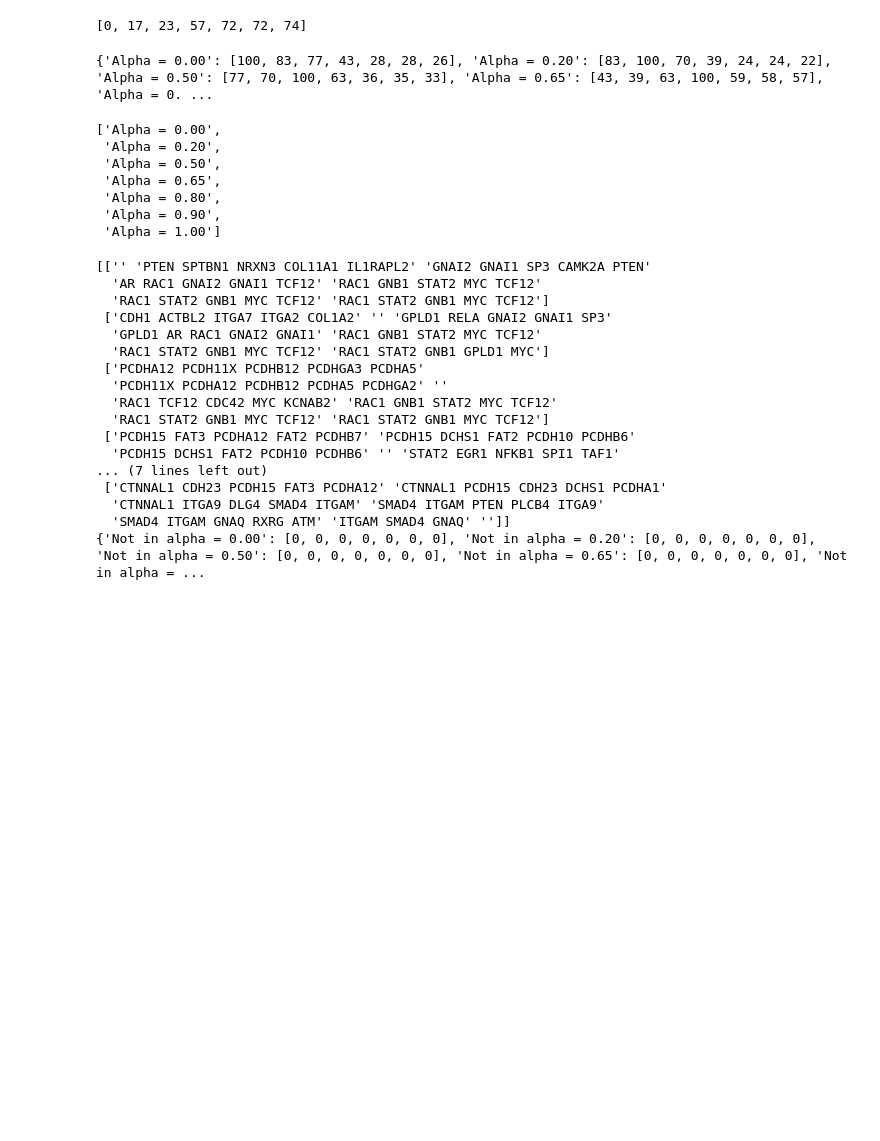
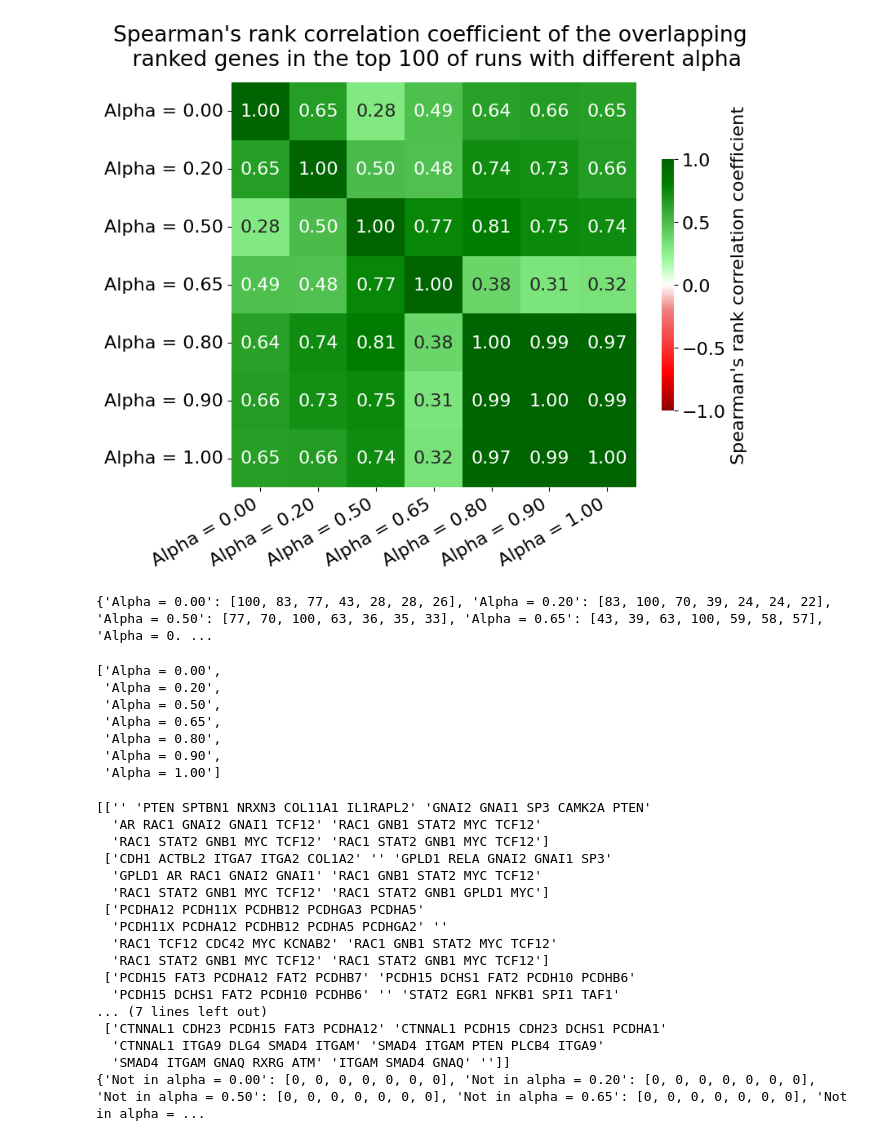
Before and after one commit to dmartmillan/OMEN, a Jupyter notebook: new_data/Compare_rankings.ipynb, the cells around one changed output. Drawn from its saved outputs; the diff is of its cells as text; code cells hidden in the pictures; blank space fills up the shorter version.

```diff
--- a/new_data/Compare_rankings.ipynb
+++ b/new_data/Compare_rankings.ipynb
@@ -17,3 +118,28 @@ for alpha in alphas:
+# %%
+dat = {}
+ind = []
+for i in range(len(alphas)):
+    r = []
+    for j in range(len(alphas)):
+        r.append(calculate_rank_correlation(rankings[i],rankings[j]))
+    exec("dat['Alpha = %.2f']=%s" % (alphas[i],r))
+    exec("ind.append('Alpha = %.2f')" % (alphas[i]))
+# %%
+df_plot = pd.DataFrame(dat,ind)
+fig, ax = plt.subplots()
+fig.set_size_inches(8,8)
+from  matplotlib.colors import LinearSegmentedColormap
+c = ["darkred","red","lightcoral","white","palegreen","green","darkgreen"]
+v = [0,.15,.4,0.5,0.6,.9,1.]
+l = list(zip(v,c))
+cmap=LinearSegmentedColormap.from_list('rg',l, N=256)
+hm = sns.heatmap(df_plot,ax=ax,square=True,cmap=cmap,annot=True,fmt='.2f',vmin=-1,vmax=1,cbar_kws={'label':'Spearman\'s rank correlation coefficient','shrink':0.5})
+hm.set_xticklabels(hm.get_xticklabels(),rotation=30,horizontalalignment='right')
+ax.set_title('Spearman\'s rank correlation coefficient of the overlapping \n ranked genes in the top 100 of runs with different alpha',pad=15)
+plt.savefig('Rank_correlation_coefficient.png',bbox_inches="tight")
+plt.show()
+# %% [output]
+[figure, added]
 # %%
 i = 0
 for alpha in alphas:
@@ -27,10 +153,6 @@ for alpha in alphas:
         exec("%s.append(genes)" % ('not_in_alpha_index_'+str(i)))
         exec("%s.append(len(genes))" % ('not_in_alpha_index_count_'+str(i)))
     i=i+1
-# %%
-not_in_alpha_index_count_0
-# %% [output]
-[0, 17, 23, 57, 72, 72, 74]
 # %%
 data = {}
 index = []
```
Also changed, not shown: parts of 10 cells of this notebook, 3 other files.
